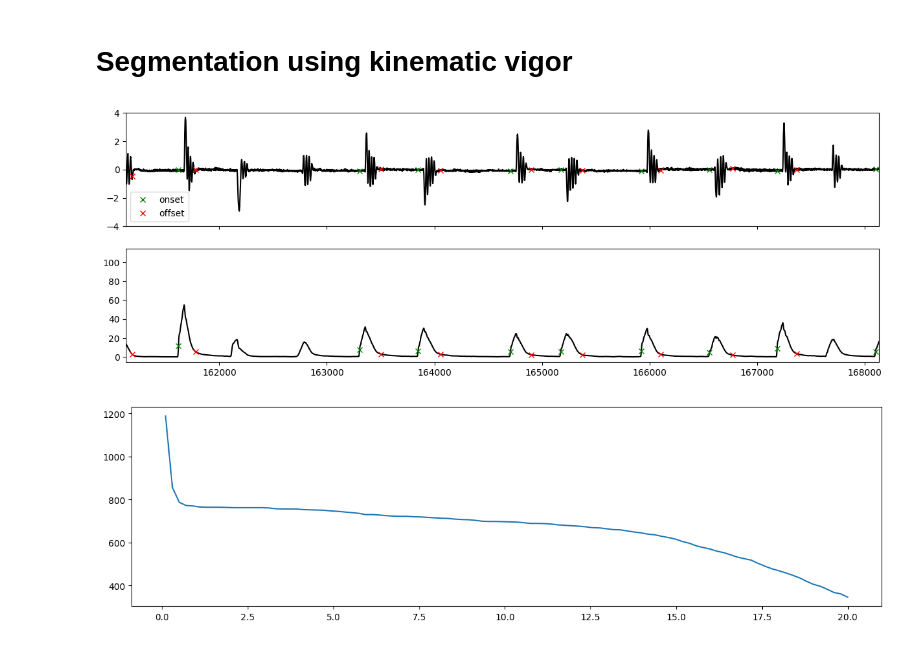
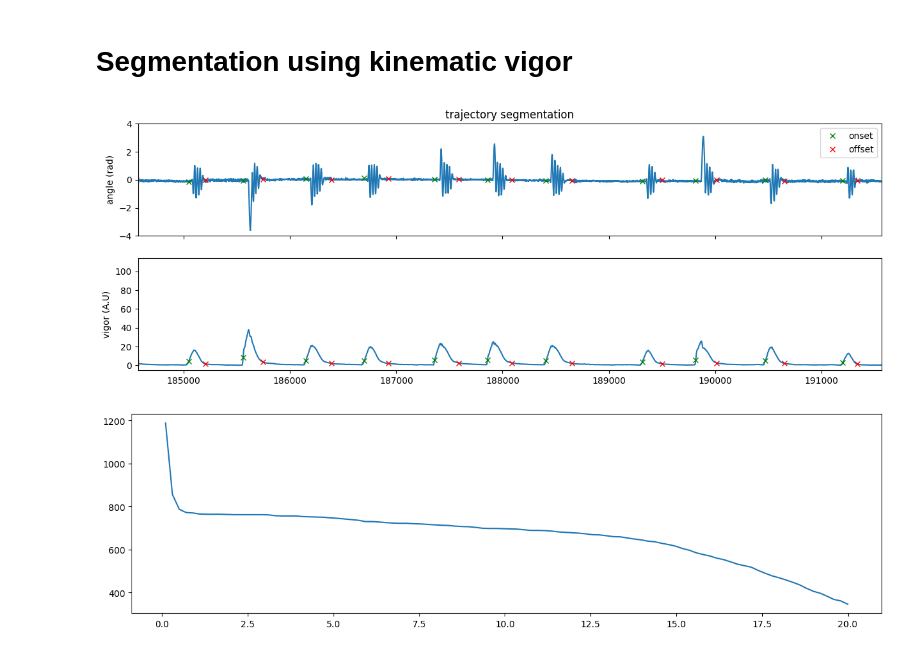
Before and after one commit to orger-lab/megabouts, a Jupyter notebook: docs/source/notebooks/tutorial_Traj_Segmentation.ipynb, the cells around one changed output. Drawn from its saved outputs; the diff is of its cells as text; code cells hidden in the pictures.

```diff
--- a/docs/source/notebooks/tutorial_Traj_Segmentation.ipynb
+++ b/docs/source/notebooks/tutorial_Traj_Segmentation.ipynb
@@ -82,26 +82,29 @@ segments = segmentation_function.segment_from_traj(kinematic_vigor)
 # %%
 fig,ax = plt.subplots(2,1,figsize=(15,5),sharex=True)
 
 x = tracking_data._tail_angle[:,7]
-ax[0].plot(x,'k')
+ax[0].plot(x)
 ax[0].plot(segments.onset, x[segments.onset], "x",color='green',label='onset')
 ax[0].plot(segments.offset, x[segments.offset], "x",color='red',label='offset')
 ax[0].set_ylim(-4,4)
 ax[0].legend()
+ax[0].set(title='trajectory segmentation',ylabel='angle (rad)',ylim=(-4,4))
 
 x = kinematic_vigor
-ax[1].plot(x,'k')
+ax[1].plot(x)
 ax[1].plot(segments.onset, x[segments.onset], "x",color='green')
 ax[1].plot(segments.offset, x[segments.offset], "x",color='red')
+ax[1].set(ylabel='vigor (A.U)')
+
 
 t = np.arange(tracking_data.T)/tracking_cfg.fps
 IdSt = np.random.randint(tracking_data.T)
 Duration = 10*tracking_cfg.fps
 ax[1].set_xlim(IdSt,IdSt+Duration)
 
 plt.show()
 # %% [output]
-[figure, old version]
+[figure, new version]
 # %%
 # Number of bouts as function of threshold:
 thresh_list = np.linspace(0.1,20,100)
```
Also changed, not shown: 4 other files.
